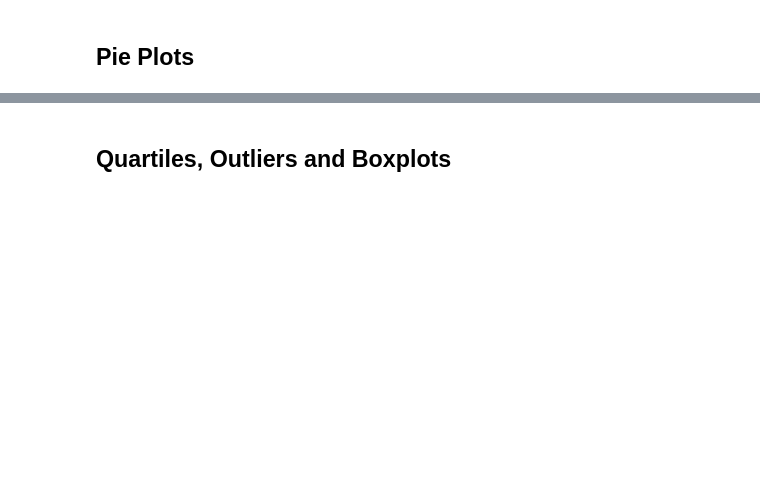
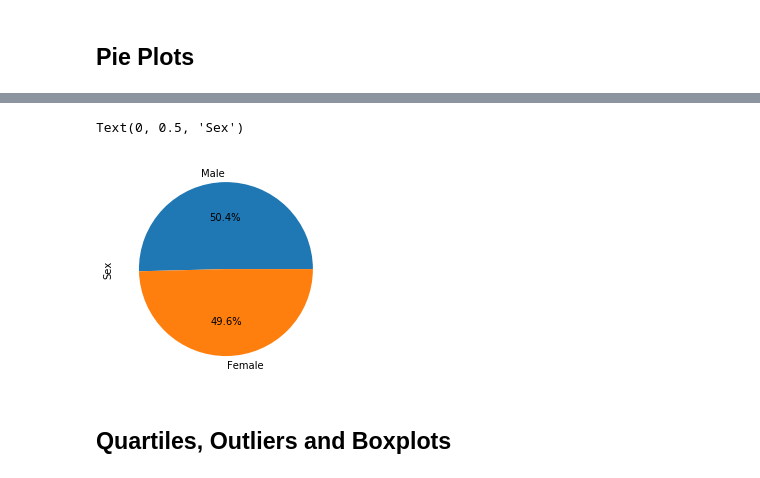
Before and after one commit to arrrlette/matplotlib-challenge, a Jupyter notebook: Pymaceuticals.ipynb, the cells around one changed output, grey strips where cells are left out. Cells and saved outputs as stored; diff of their text form; code cells hidden in the pictures; blank space fills up the shorter version.

```diff
--- a/Pymaceuticals.ipynb
+++ b/Pymaceuticals.ipynb
@@ -212,4 +230,18 @@ NameError: name 'clean_df' is not defined
 # %%
 # Generate a pie plot showing the distribution of female versus male mice using pyplot
+
+#create a bar chart based off of the group series from above
+
+labels = ["Male", "Female"]
+plt.pie(mouse_count_by_sex, autopct="%1.1f%%", labels=labels)
+
+plt.ylabel("Sex")
+
+#mouse_count_pie = mouse_count_by_sex.plot(kind = 'pie')
+#mouse_count_by_sex
+#plt.pie()
+# %% [output]
+Text(0, 0.5, 'Sex')
+[figure, added]
 # %% [markdown]
 ## Quartiles, Outliers and Boxplots
```
Also changed, not shown: parts of 16 cells of this notebook.
